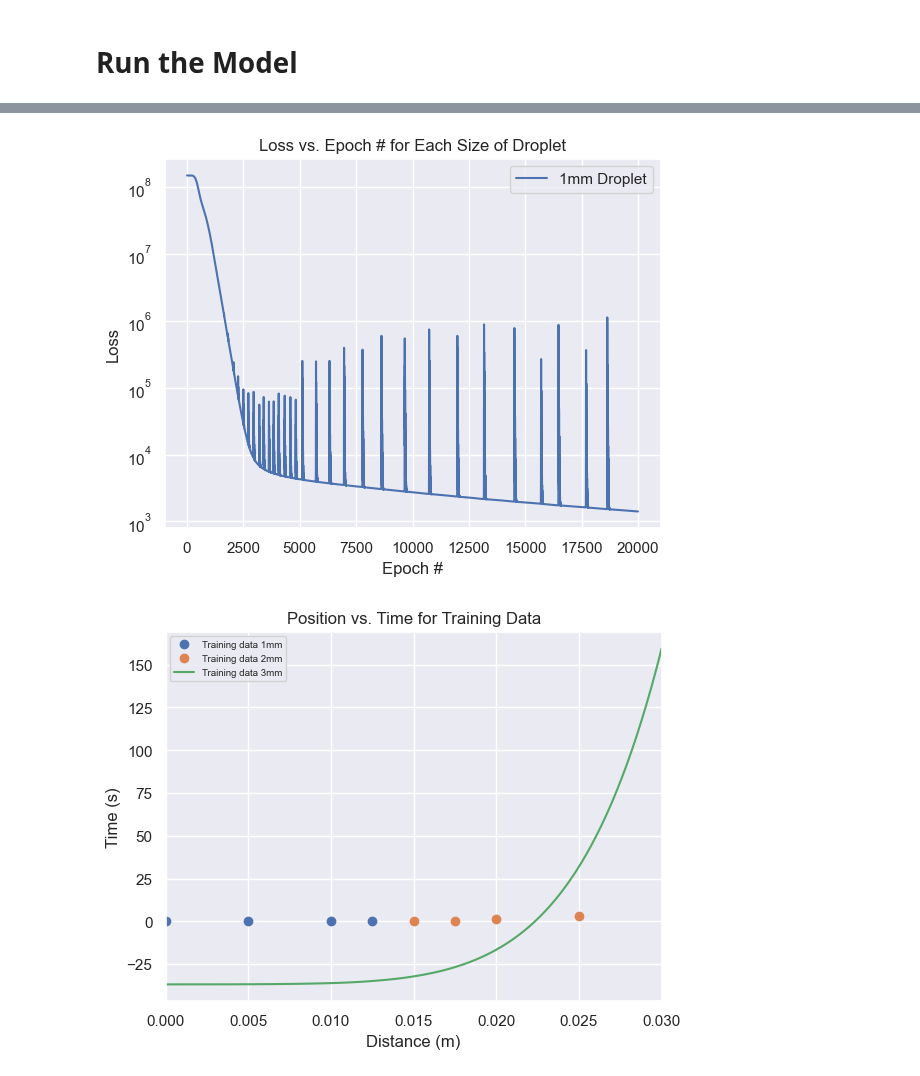
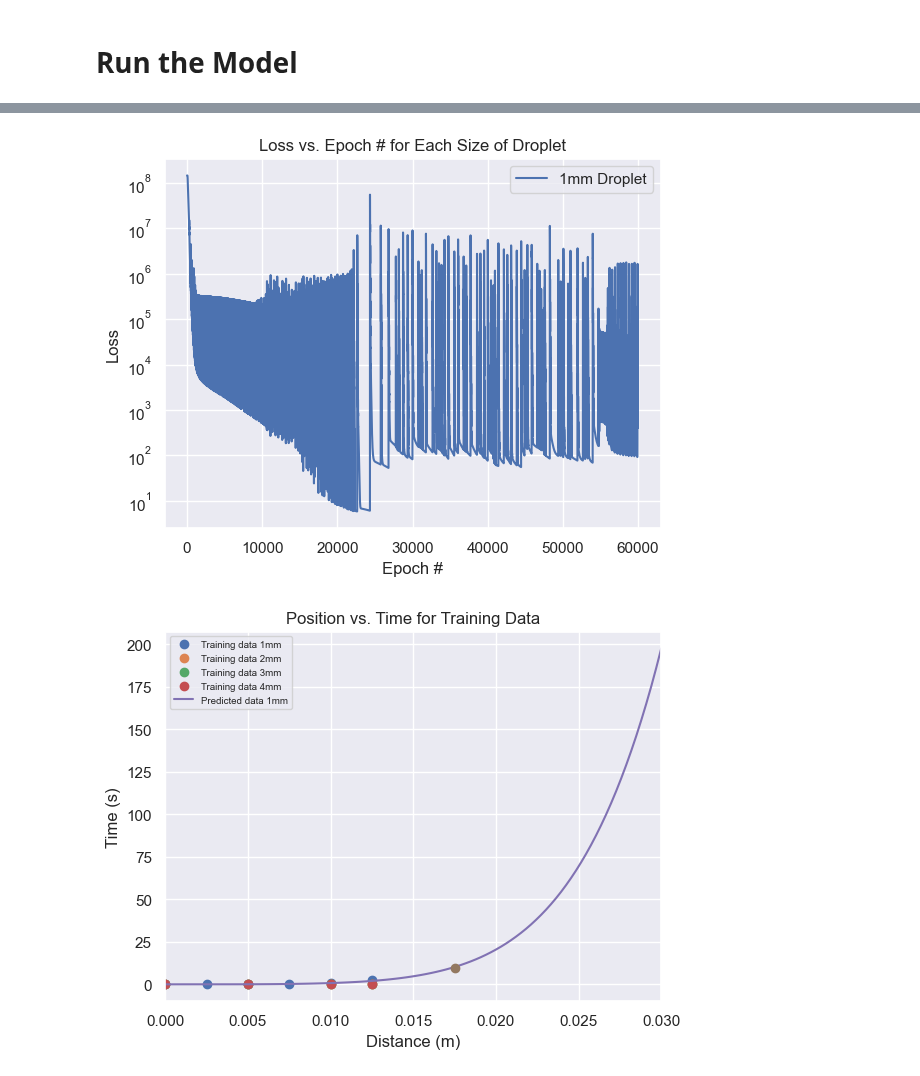
Before and after one commit to rahavdayan/pinns-model, a Jupyter notebook: src/ferrofluid/ferrofluid.ipynb, the cells around one changed output, grey strips where cells are left out. Drawn from its saved outputs; the diff is of its cells as text; code cells hidden in the pictures.

```diff
--- a/src/ferrofluid/ferrofluid.ipynb
+++ b/src/ferrofluid/ferrofluid.ipynb
@@ -21,15 +21,16 @@ print(np.__version__)
 # Training Data
 # %%
 # Grab training data
-dim_data = grab_training_data(real = True)
+train, test = grab_training_data(real = True)
+print(train)
 
 # Define legends for dimensionalized data
 dim_legend = ['Training data 1mm', 'Training data 2mm', 'Training data 3mm', 'Training data 4mm']
 
 # Functions to plot dimensionalized and nondimensionalized data
 def plot_dim_data(show=True):
-    for i in range(0, len(dim_data)):
-        plt.plot(dim_data[i]['DISTANCE'], dim_data[i]['TIME'], 'o')
+    for i in range(0, len(train)):
+        plt.plot(train[i]['DISTANCE'], train[i]['TIME'], 'o')
     plt.legend(dim_legend)
     plt.ylabel('Time (s)')
     plt.xlabel('Distance (m)')
@@ -45,7 +65,7 @@ plot_dim_data()
 # Run the Model
 # %%
 plt.yscale('log')
-different_droplet_networks = [None] * len(dim_data)
+different_droplet_networks = [None] * len(train)
 
 '''
 Train model for each droplet size, plot losses for each one.
@@ -54,9 +74,9 @@ You can change the bounds similarly to only train the network for other-sized dr
 '''
 # for i in range(0, len(different_droplet_networks)):
 for i in range(0, 1):
-    different_droplet_networks[i] = Net(1, 1, droplet_size_idx=i, loss2=physics_loss_dim, epochs=20000, loss1_weight=1, loss2_weight=1, lr=1e-4).to(DEVICE)
+    different_droplet_networks[i] = Net(1, 1, droplet_size_idx=i, loss2=physics_loss_dim, epochs=60000, loss1_weight=1, loss2_weight=1, lr=8*1e-4, batch_size=8).to(DEVICE)
     print(f'Losses for {i+1}mm droplet:')
-    losses = different_droplet_networks[i].fit(np.array(dim_data[i]['DISTANCE']), np.array(dim_data[i]['TIME']))
+    losses = different_droplet_networks[i].fit(np.array(train[i]['DISTANCE']), np.array(train[i]['TIME']))
     print()
     plt.plot(losses)
 plt.legend(['1mm Droplet', '2mm Droplet', '3mm Droplet', '4mm Droplet'])
@@ -85,4 +105,4 @@ Epoch 20000/20000, data loss: 1307.61376953125, physics loss: 105.05186462402344
-[figure, old version]
+[figure, new version]
 # %%
 '''
 Plot the dimensionalized data for each droplet as well as each respective dimensionalized model
@@ -99,9 +119,10 @@ xs = np.linspace(0, 0.03, 100)
 for i in range(0, 1):
     preds = different_droplet_networks[i].predict(xs)
     plt.plot(xs, preds)
+    plt.plot(test[i]['DISTANCE'], test[i]['TIME'], 'o')
     dim_legend.append(f'Predicted data {i+1}mm')
 plt.xlim(0, 0.03)
 plt.legend(dim_legend, fontsize=7)
 plt.show()
 # %% [output]
-[figure, old version]
+[figure, new version]
```
Also changed, not shown: parts of 7 cells of this notebook, 2 other files.
